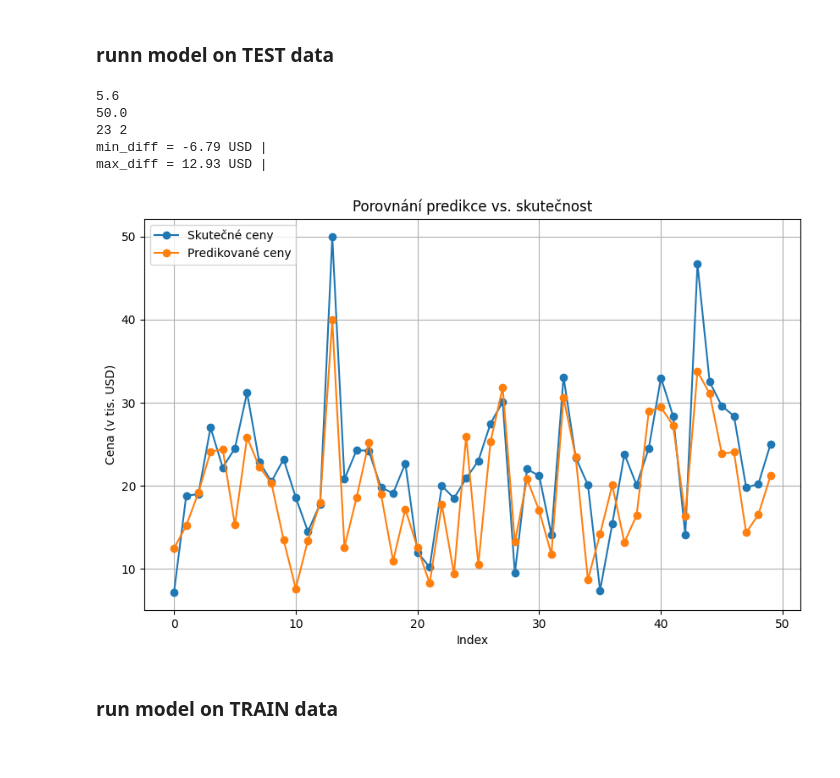
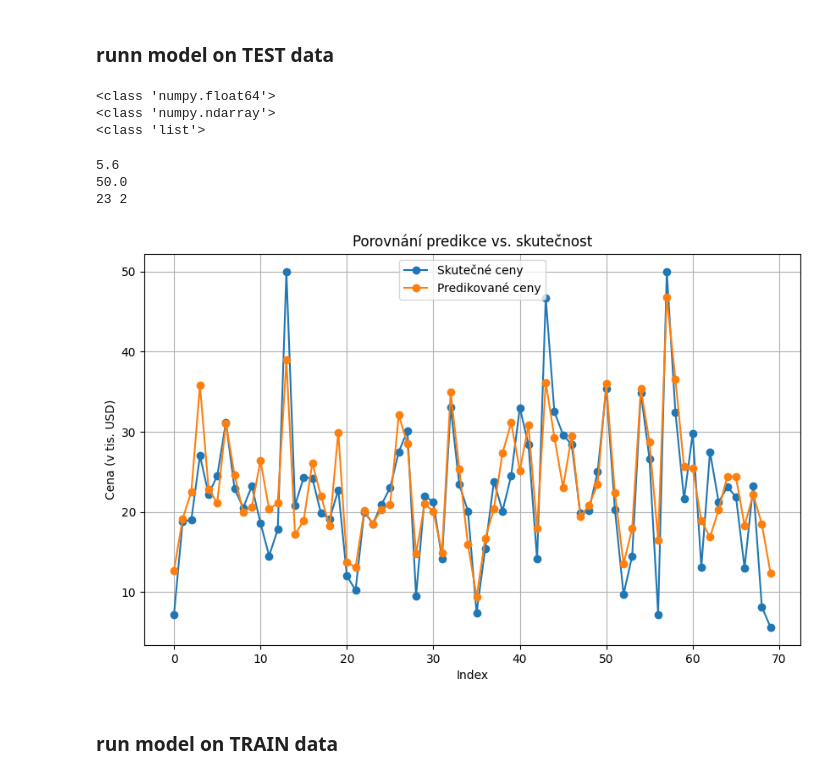
Before and after one commit to svehla-lukas/Kaggle_workShop, a Jupyter notebook: boston_housing/dev.ipynb, the cells around one changed output. Cells and saved outputs as stored; diff of their text form; code cells hidden in the pictures.

Commit message:
reScale y data and reTrain new model

```diff
--- a/boston_housing/dev.ipynb
+++ b/boston_housing/dev.ipynb
@@ -58,9 +60,9 @@ def build_model(input_dim):
         [
             keras.layers.Input(shape=(input_dim,)),
             keras.layers.Dense(16, activation="relu"),
-            keras.layers.Dropout(0.3),
-            keras.layers.Dense(4, activation="relu"),
-            keras.layers.Dense(1),  # Regresní výstup
+            # keras.layers.Dropout(0.1),
+            keras.layers.Dense(8, activation="relu"),
+            keras.layers.Dense(1),
         ]
     )
     model.compile(optimizer="rmsprop", loss="mse", metrics=["mae"])
@@ -69,3 +71,4 @@ def build_model(input_dim):
 
 batch_size = 32
 num_epochs = 50
+print(x_train.shape[1])
@@ -261,62 +237,73 @@ plt.show()
 # test model on target data
 # %% [markdown]
 ### runn model on TEST data
+# %%
+print(type(y_mean))  # Check type of y_mean
+print(type(std))  # Check type of std
+print(type(preds))  # Check type of preds
+# %% [output]
+<class 'numpy.float64'>
+<class 'numpy.ndarray'>
+<class 'list'>
 # %%
 print(y_test_origin.min())
 print(y_test_origin.max())
 print(round(y_test_origin.mean()), 2)
 max = 0
 min = 0
-count = 50
+count = 70
 # count = x_test.shape[0]
 
-for i in range(count):
-    target = x_test.iloc[i].values.reshape(1, -1)
-    predictions = model.predict(target, verbose=0)
-    target_value = y_test[i]
+# for i in range(count):
+#     target = x_test.iloc[i].values.reshape(1, -1)
+#     predictions = model.predict(target, verbose=0)
+#     # predictions = predictions * y_std + y_mean
+#     target_value = y_test_origin[i]
 
-    diff = target_value - predictions[0][0]
-    pred = predictions[0][0]
-    target = target_value
+#     diff = target_value - predictions[0][0]
+#     pred = predictions[0][0]
+#     target = target_value
 
-    if diff > max:
-        max = diff
-    elif diff < min:
-        min = diff
+#     if diff > max:
+#         max = diff
+#     elif diff < min:
+#         min = diff
 
-    # print(
-    #     f"diff = {diff:,.2f} USD | "
-    #     f"prediction = {pred:,.2f} USD | "
-    #     f"target = {target:,.2f} USD"
-    # )
+#     # print(
+#     #     f"diff = {diff:,.2f} USD | "
+#     #     f"prediction = {pred:,.2f} USD | "
+#     #     f"target = {target:,.2f} USD"
+#     # )
 
-print(
-    f"min_diff = {format(round(min, 2) , ',').replace(',', ' ')} USD | \n"
-    f"max_diff = {format(round(max, 2), ',').replace(',', ' ')} USD | "
-)
+# print(
+#     f"min_diff = {format(round(min, 2) , ',').replace(',', ' ')} USD | \n"
+#     f"max_diff = {format(round(max, 2), ',').replace(',', ' ')} USD | "
+# )
 
 preds = [
     model.predict(x_test.iloc[i].values.reshape(1, -1), verbose=0)[0][0]
     for i in range(count)
 ]
-trues = y_test[:count]
+preds = np.array(preds)  # Convert list to numpy array
+
+# Denormalize predictions
+preds = preds * y_std + y_mean
+trues = y_test_origin[:count]
 
 plt.figure(figsize=(10, 6))
-plt.plot(trues.values, marker="o", label="Skutečné ceny")
+plt.plot(trues, marker="o", label="Skutečné ceny")
 plt.plot(preds, marker="o", label="Predikované ceny")
 plt.title("Porovnání predikce vs. skutečnost")
 plt.xlabel("Index")
 plt.ylabel("Cena (v tis. USD)")
 plt.legend()
 plt.grid(True)
 plt.show()
 # %% [output]
 5.6
 50.0
 23 2
-min_diff = -6.79 USD |
-max_diff = 12.93 USD |
-[figure, old version]
+[figure, new version]
 # %% [markdown]
 ### run model on TRAIN data
 # %%
```
Also changed, not shown: parts of 7 cells of this notebook, 1 other file.
